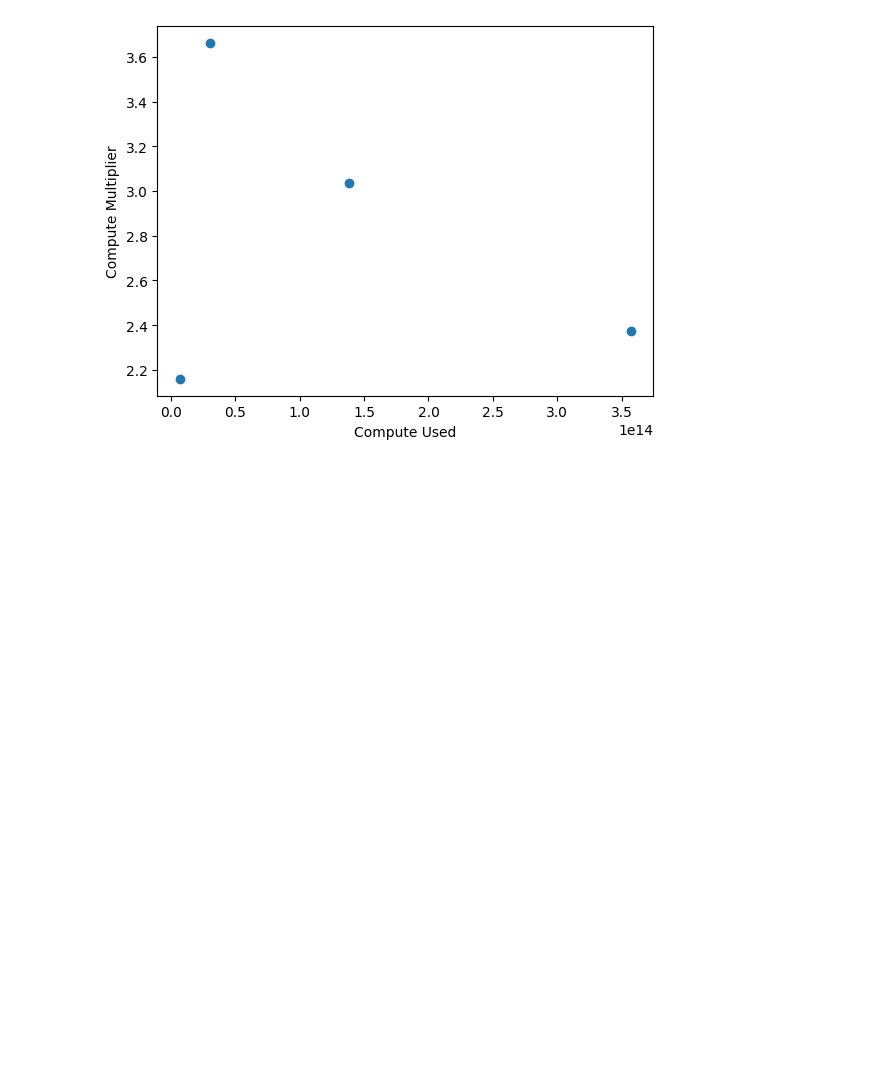
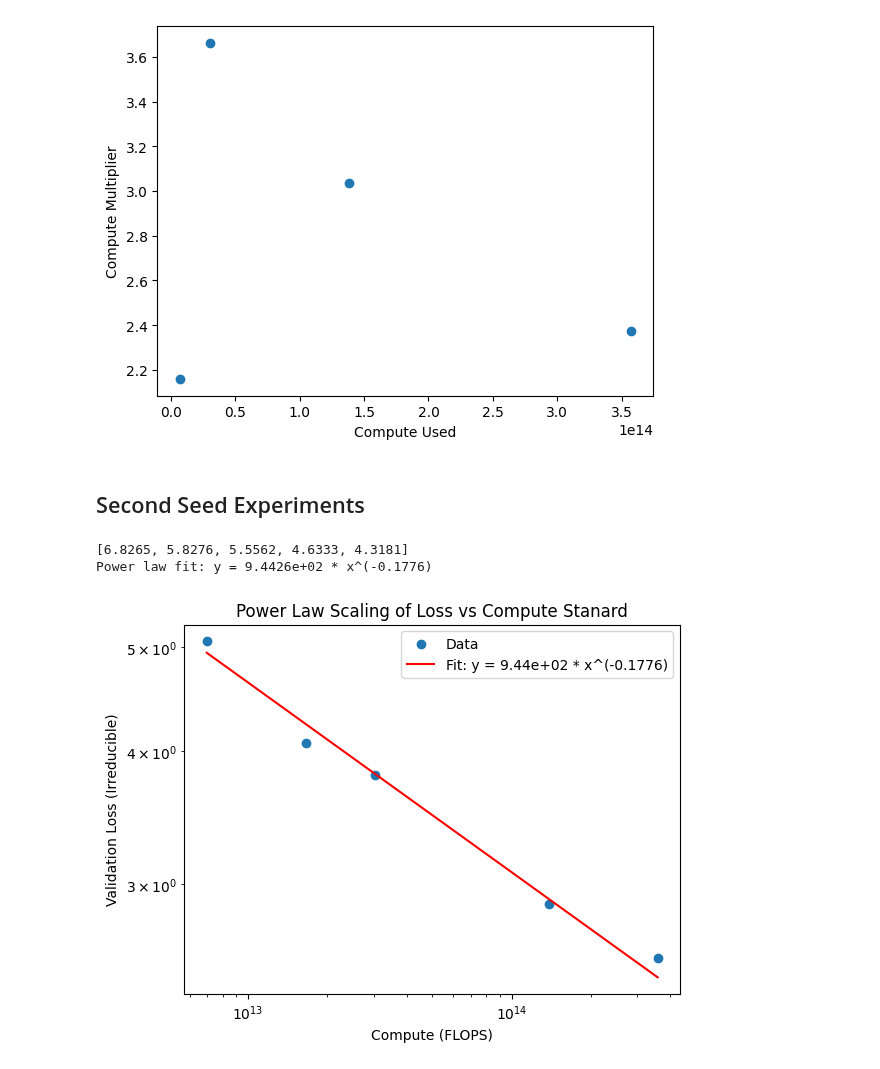
Before and after one commit to hansgundlach/Experimental_Progress, a Jupyter notebook: experimental_analysis/scaling_law_analysis.ipynb, the cells around one changed output. Cells and saved outputs as stored; diff of their text form; code cells hidden in the pictures; blank space fills up the shorter version.

```diff
--- a/experimental_analysis/scaling_law_analysis.ipynb
+++ b/experimental_analysis/scaling_law_analysis.ipynb
@@ -184,3 +203,66 @@ plt.show()
 # %% [output]
 2.1593633018895386 3.6629739013223492 3.036162012039098 2.3726430781413566
 [figure]
+# %% [markdown]
+## Second Seed Experiments
+# %%
+import pandas as pd
+import matplotlib.pyplot as plt
+
+experiment_16_123 = pd.read_csv('../experimental_data_folder/Hidden_Dim_Scaling/16d_123.csv')
+experiment_24_123 = pd.read_csv('../experimental_data_folder/Hidden_Dim_Scaling/24d_123.csv')
+experiment_32_123 = pd.read_csv('../experimental_data_folder/Hidden_Dim_Scaling/32d_123.csv')
+experiment_64_123 = pd.read_csv('../experimental_data_folder/Hidden_Dim_Scaling/64d_123.csv')
+experiment_96_123 = pd.read_csv('../experimental_data_folder/Hidden_Dim_Scaling/96d_123.csv')
+
+
+#read the last line of each experiment
+last_line_16_123 = experiment_16_123.iloc[-1]
+last_line_24_123 = experiment_24_123.iloc[-1]
+last_line_32_123 = experiment_32_123.iloc[-1]
+last_line_64_123 = experiment_64_123.iloc[-1]
+last_line_96_123 = experiment_96_123.iloc[-1]
+# %%
+#plot of compute vs validation loss for each experiment and fit a power law
+
+final_val_loss = [last_line_16_123['validation_loss'], last_line_24_123['validation_loss'], last_line_32_123['validation_loss'], last_line_64_123['validation_loss'], last_line_96_123['validation_loss']]
+final_compute = [last_line_16_123['total_flops_profiler'], last_line_24_123['total_flops_profiler'], last_line_32_123['total_flops_profiler'], last_line_64_123['total_flops_profiler'], last_line_96_123['total_flops_profiler']]
+
+print(final_val_loss)
+final_val_loss_irreducible_standard_123 = [val - 1.76 for val in final_val_loss]
+
+# Fit a power law: y = a * x^b
+import numpy as np
+from scipy.optimize import curve_fit
+
+def power_law(x, a, b):
+    return a * np.power(x, b)
+
+# Convert to numpy arrays
+x_data_standard_123 = np.array(final_compute)
+
+y_data_standard_123 = np.array(final_val_loss_irreducible_standard_123)
+
+# Fit the power law
+params, covariance = curve_fit(power_law, x_data_standard_123, y_data_standard_123)
+a, b = params
+print(f"Power law fit: y = {a:.4e} * x^({b:.4f})")
+
+# Generate fitted curve for plotting
+x_fit_standard_123 = np.logspace(np.log10(min(x_data_standard_123)), np.log10(max(x_data_standard_123)), 100)
+y_fit_standard_123 = power_law(x_fit_standard_123, a, b)
+
+# Plot the data and the fit
+plt.scatter(final_compute, final_val_loss_irreducible_standard_123, label='Data')
+plt.plot(x_fit_standard_123, y_fit_standard_123, 'r-', label=f'Fit: y = {a:.2e} * x^({b:.4f})')
+plt.xlabel('Compute (FLOPS)')
+plt.ylabel('Validation Loss (Irreducible)')
+plt.yscale('log')
+plt.xscale('log')
+plt.legend()
+plt.title('Power Law Scaling of Loss vs Compute Stanard')
+plt.show()
+# %% [output]
+[6.8265, 5.8276, 5.5562, 4.6333, 4.3181]
+Power law fit: y = 9.4426e+02 * x^(-0.1776)
+[figure, added]
```
Also changed, not shown: parts of 5 cells of this notebook, 5 other files.
